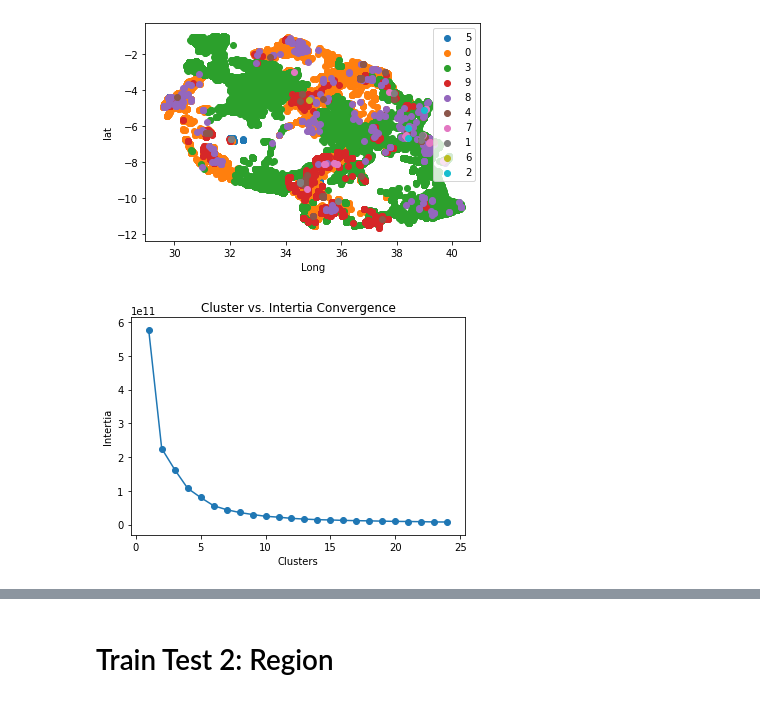
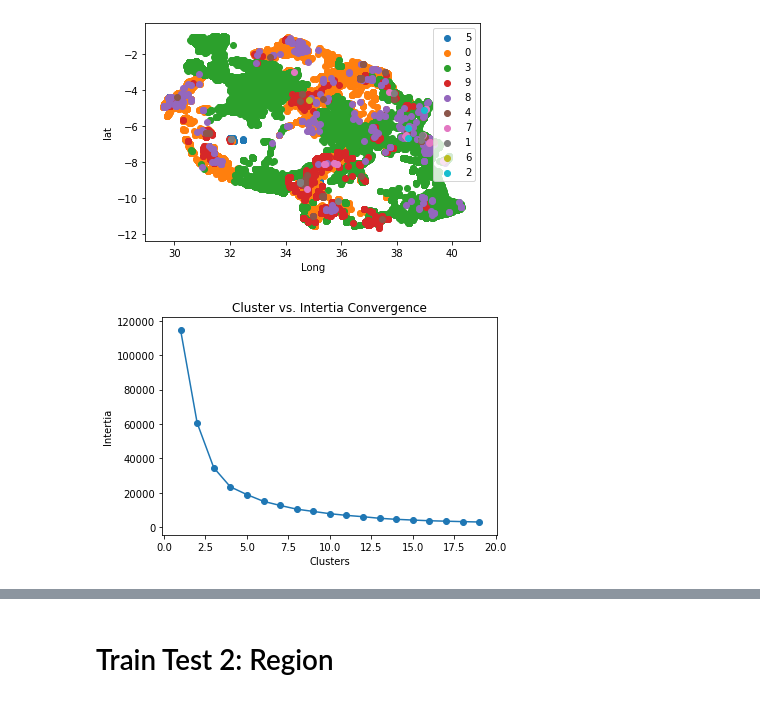
Before and after one commit to HeeebsInc/Mod3Project, a Jupyter notebook: Notebooks/SM/Train_Test_Split.ipynb, the cells around one changed output, grey strips where cells are left out. Cells and saved outputs as stored; diff of their text form; code cells hidden in the pictures.

```diff
--- a/Notebooks/SM/Train_Test_Split.ipynb
+++ b/Notebooks/SM/Train_Test_Split.ipynb
@@ -105,11 +101,18 @@ Name: target, dtype: int64 0    7884
 Name: target, dtype: int64
 [figure]
 # %%
+sse= []
+pbar = tqdm(range(1,20))
+for clus in pbar:
+    pbar.set_description(f'Analyzing Intertia for a cluster of {clus}')
+    kmeans = KMeans(n_jobs = -1, n_clusters = clus, init = 'k-means++')
+    kmeans.fit(standard.fit_transform(X[['longitude', 'latitude']]))
+    sse.append(kmeans.inertia_)
 plt.plot([i for i in range(1, len(sse)+1)], sse)
 plt.scatter([i for i in range(1, len(sse)+1)], sse)
 plt.xlabel('Clusters')
 plt.ylabel('Intertia')
 plt.title('Cluster vs. Intertia Convergence')
 plt.savefig('figures/ConvergenceCluster.png')
 # %% [output]
-[figure, old version]
+[figure, new version]
```
Also changed, not shown: parts of 4 cells of this notebook, 6 other files.
